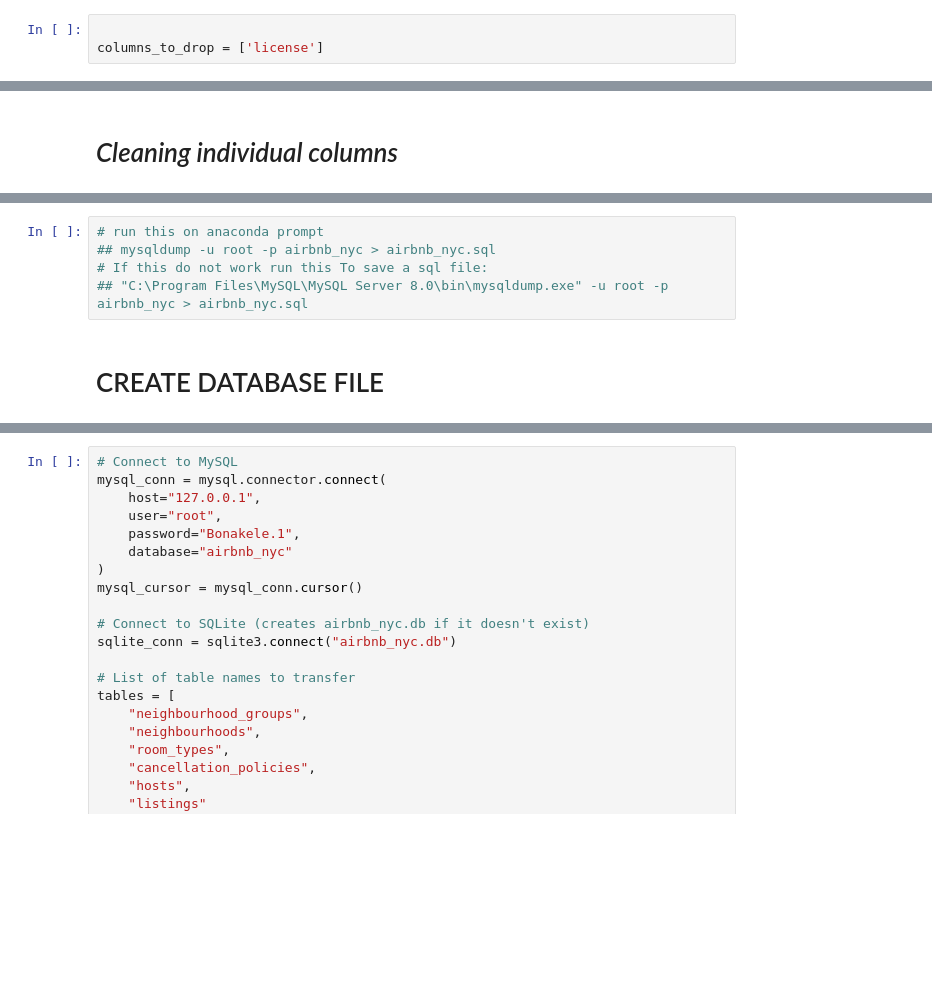
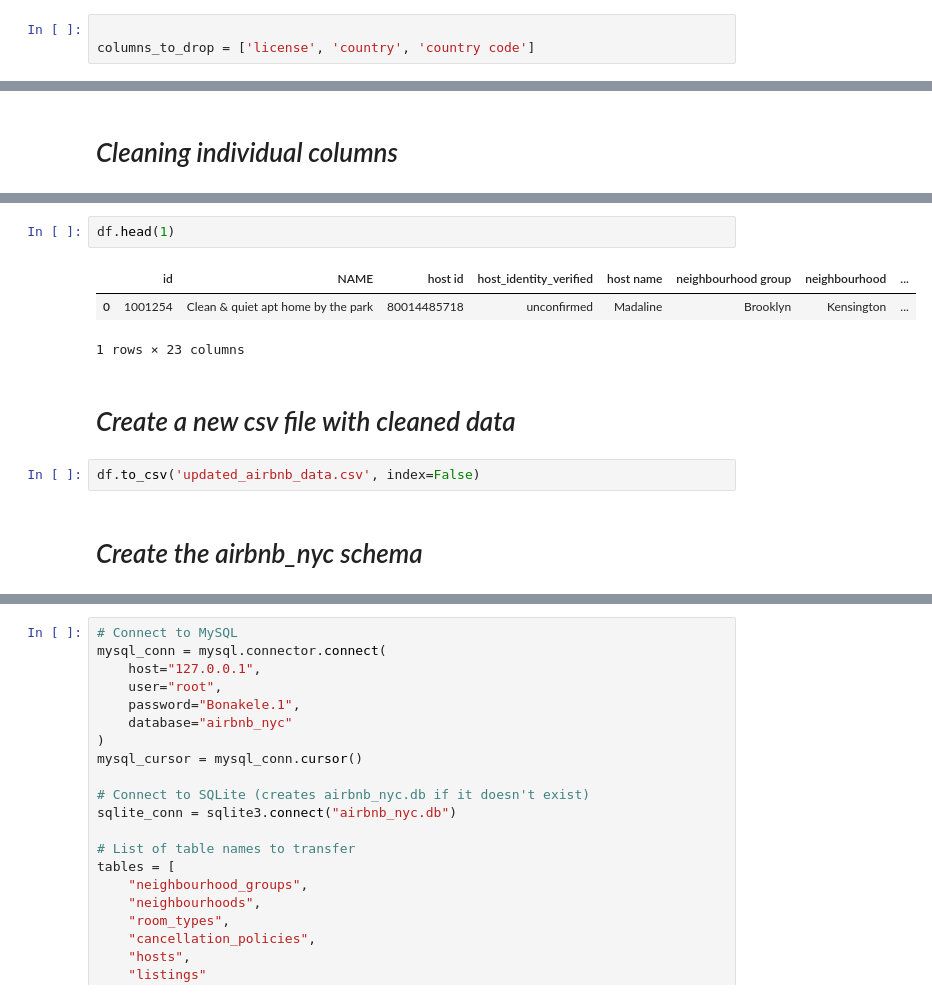
Before and after one commit to HopeMohola/Predict, a Jupyter notebook: data_cleaning_with_airbnb_data.ipynb, the cells around one changed output, grey strips where cells are left out. Cells and saved outputs as stored; diff of their text form; blank space fills up the shorter version.

Commit message:
Updated schema changes

```diff
--- a/data_cleaning_with_airbnb_data.ipynb
+++ b/data_cleaning_with_airbnb_data.ipynb
@@ -78,6 +61,6 @@ Index(['id', 'NAME', 'host id', 'host_identity_verified', 'host name',
 # *Deleting the reduntant columns*
 # %%
 
-columns_to_drop = ['license']
+columns_to_drop = ['license', 'country', 'country code']
 # %%
 df.drop(columns=columns_to_drop,inplace=True)
@@ -952,7 +211,12 @@ for _, row in df_clean.iterrows():
-# %%
-# run this on anaconda prompt
-## mysqldump -u root -p airbnb_nyc > airbnb_nyc.sql
-# If this do not work run this To save a sql file:
-## "C:\Program Files\MySQL\MySQL Server 8.0\bin\mysqldump.exe" -u root -p airbnb_nyc > airbnb_nyc.sql
-# %% [markdown]
-# CREATE DATABASE FILE
+# %%
+df.head(1)
+# %% [output]
+|  | id | NAME | host id | host_identity_verified | host name | neighbourhood group | neighbourhood | ... |
+| 0 | 1001254 | Clean & quiet apt home by the park | 80014485718 | unconfirmed | Madaline | Brooklyn | Kensington | ... |
+1 rows × 23 columns
+# %% [markdown]
+# *Create a new csv file with cleaned data*
+# %%
+df.to_csv('updated_airbnb_data.csv', index=False)
+# %% [markdown]
+# *Create the airbnb_nyc schema*
```
Also changed, not shown: parts of 138 cells of this notebook, 2 other files.
